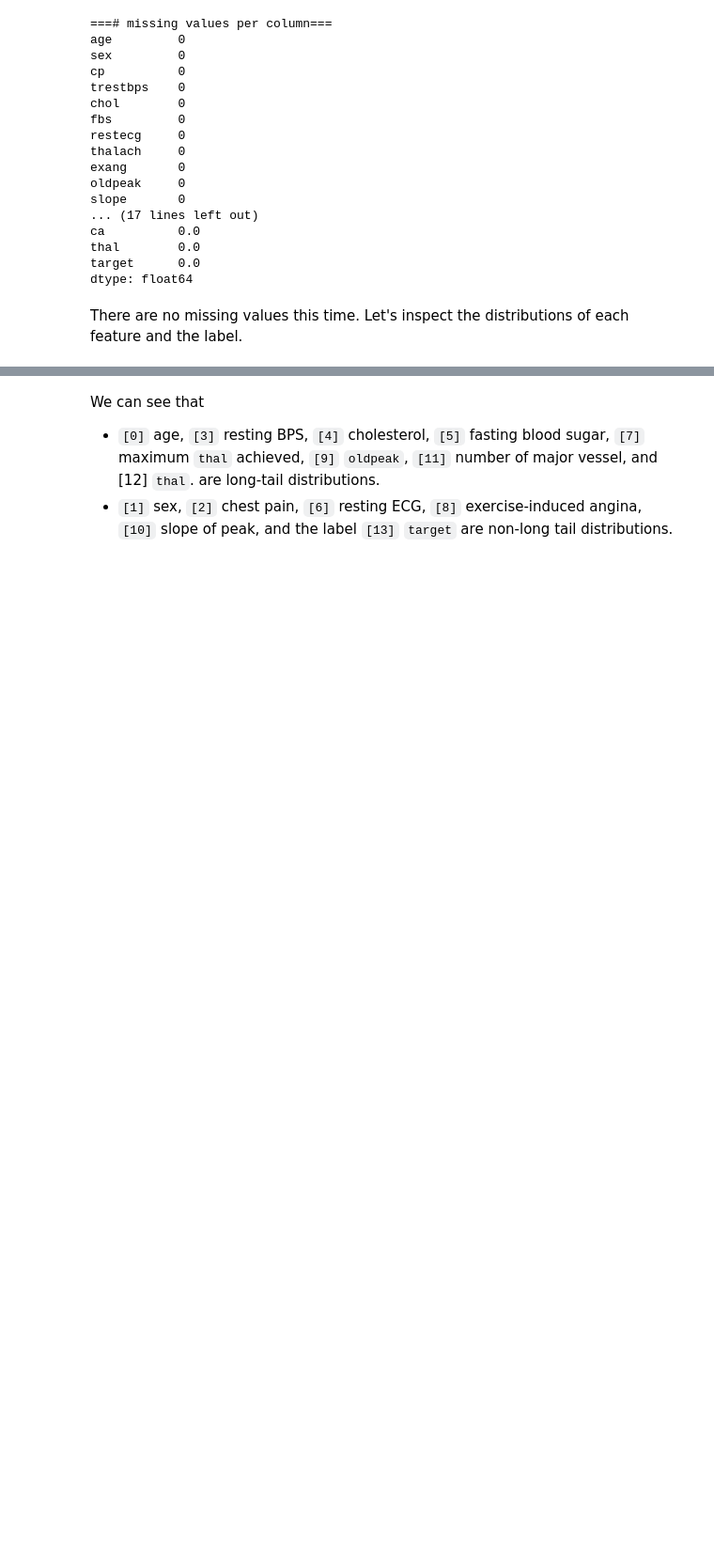
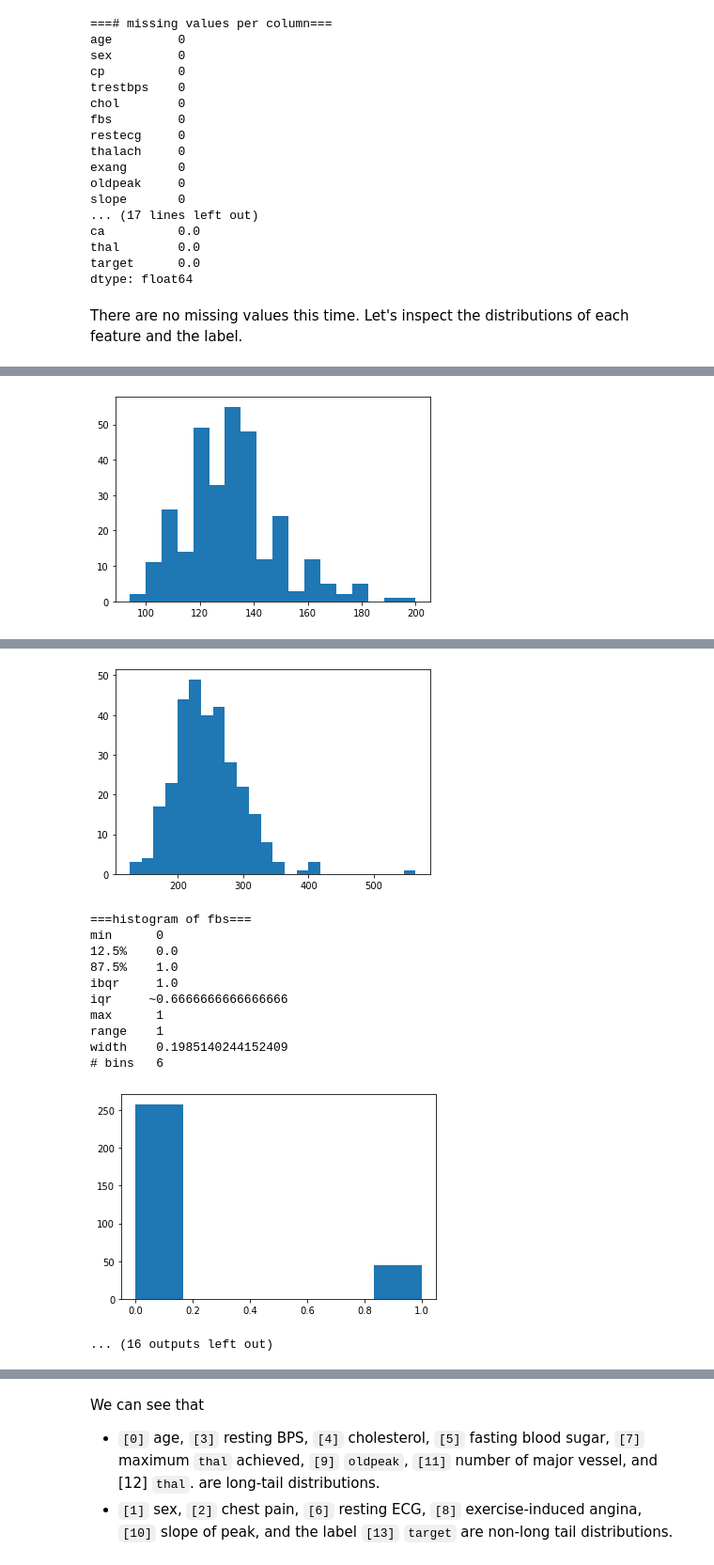
Before and after one commit to lduran2/CIS3715_DataScience_2022, a Jupyter notebook: Lab07/Lab07_DimensionalityReduction.ipynb, the cells around one changed output, grey strips where cells are left out. Shown at 94% size. Cells and saved outputs as stored; diff of their text form; code cells hidden in the pictures; blank space fills up the shorter version.

```diff
--- a/Lab07/Lab07_DimensionalityReduction.ipynb
+++ b/Lab07/Lab07_DimensionalityReduction.ipynb
@@ -391,0 +282,62 @@ bin width $h \approx: \frac{\left(\max-\min\right)\{X\}}k$.
+# %%
+def ibqr(vector):
+    r'''
+     Finds the smallest nonzero inter-binary quantile range (ibqr)
+     containing the interquartile range.
+     @param vector = of which to find the smallest nonzero quantile
+     @return (lq, uq, p) = the lower quantile, the upper quantile, the
+        proportion of the data lower than the the lower quantile
+     '''
+    # initialize lq = uq = 0 to start the loop
+    lq = 0
+    uq = 0
+    # proportion of the data lower than the the lower quantile
+    # initialize to 0.5, which will be halved
+    p = 0.5
+    while (lq == uq):
+        # halve the proportion
+        p = p/2
+        # find the quantiles for (p), (1 - p)
+        lq, uq = (vector.quantile(q=q) for q in (p, (1 - p)))
+    # end while (iqr == 0)
+    return (lq, uq, p)
+# end def ibqr(vector)
+
+# loop through the features (all numerical)
+for column in df.columns:
+    # find the range
+    min_val = df[column].min()
+    max_val = df[column].max()
+    range_val = max_val - min_val
+    # find the smallest nonzero inter-binary quantile range
+    (lq, uq, p) = ibqr(df[column])
+    ibqr_val = uq - lq
+    # estimate a nonzero interquartile range
+    iqr = ibqr_val/(2 - 4*p)
+    # calculate the bin width
+    # using Freedman–Diaconis' choice
+    n = df[column].shape[0]
+    width = (2 * iqr * (n**(-1/3)))
+    # calculate the number of bins
+    n_bins = ceil(range_val/width)
+    # end if (iqr)
+
+    # print the parameters we calculated
+    print(fr"===histogram of {column}===")
+    print('min\t', min_val)
+    print("{}%\t {}".format(100*p, lq))
+    print("{}%\t {}".format(100*(1 - p), uq))
+    print('ibqr\t', ibqr_val)
+    print('iqr\t', ('~' if (ibqr_val != iqr) else ' '), iqr, sep='')
+    print('max\t', max_val)
+    print('range\t', range_val)
+    print('width\t', width)
+    print('# bins\t', n_bins)
+
+    # plot for this feature
+    plt.hist(df[column].values, n_bins)
+    # place the plot here
+    plt.show()
+    print()
+# next column
+# %% [output]
@@ -391,0 +387 @@ bin width $h \approx: \frac{\left(\max-\min\right)\{X\}}k$.
+[figure, added]
@@ -391,0 +398,13 @@ bin width $h \approx: \frac{\left(\max-\min\right)\{X\}}k$.
+[figure, added]
+===histogram of fbs===
+min      0
+12.5%    0.0
+87.5%    1.0
+ibqr     1.0
+iqr     ~0.6666666666666666
+max      1
+range    1
+width    0.1985140244152409
+# bins   6
+[figure, added]
+... (16 outputs left out)
```
Also changed, not shown: parts of 4 cells of this notebook.
